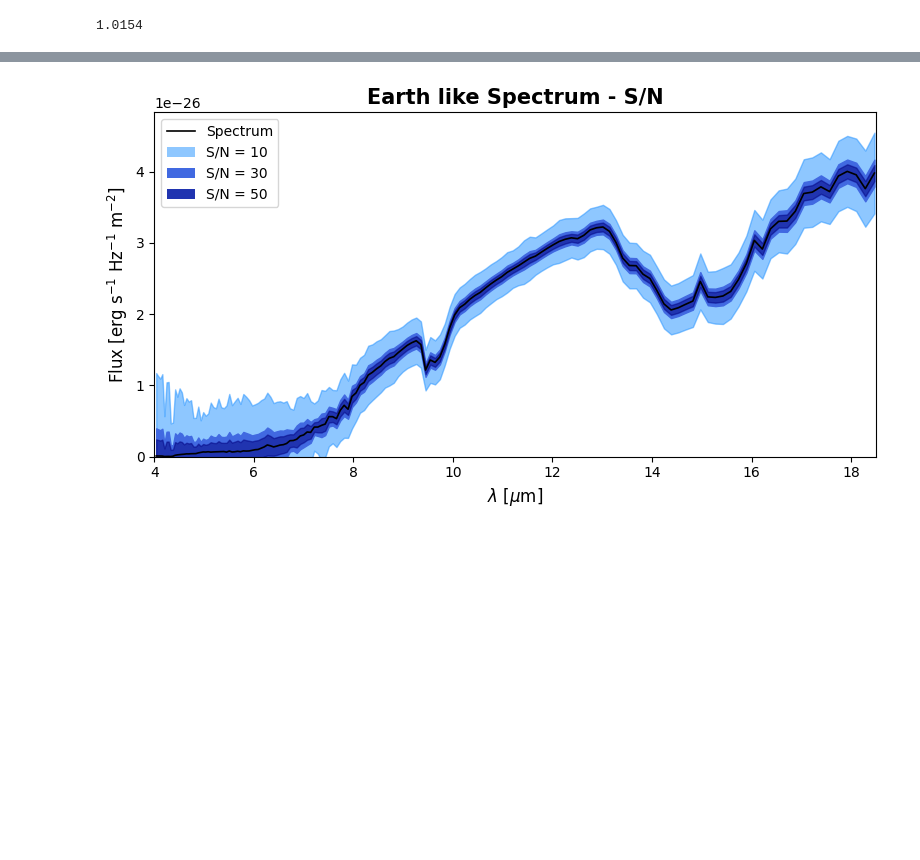
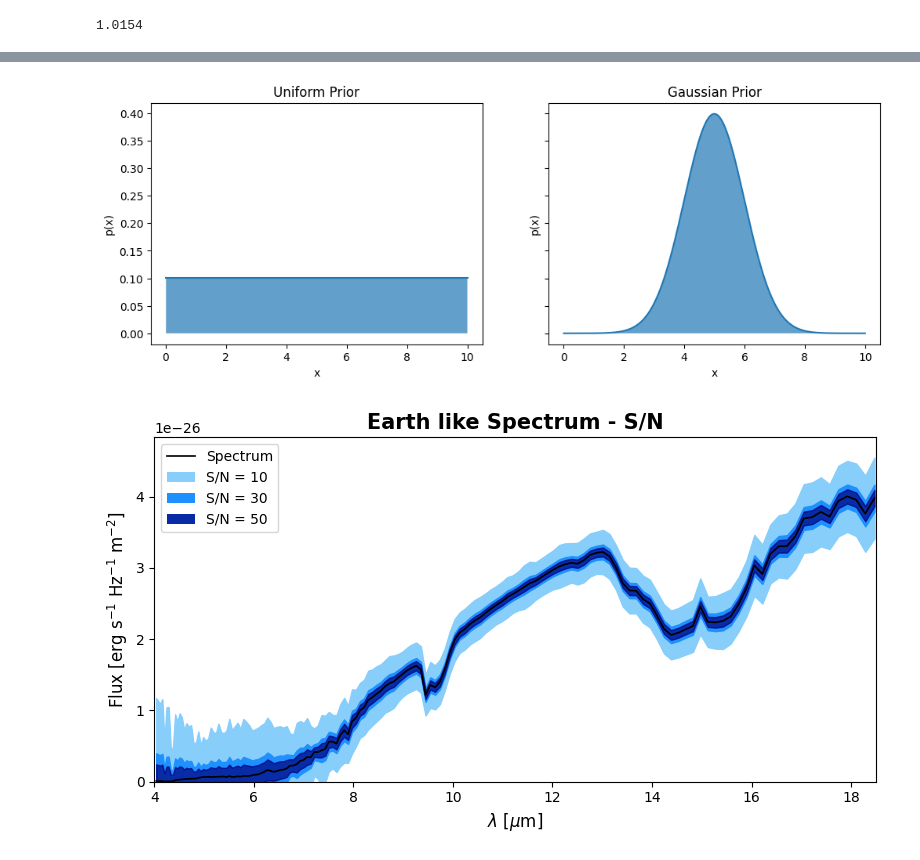
Before and after one commit to Tim171717/Semester_Project_Too, a Jupyter notebook: Testing.ipynb, the cells around one changed output, grey strips where cells are left out. Drawn from its saved outputs; the diff is of its cells as text; code cells hidden in the pictures; blank space fills up the shorter version.

```diff
--- a/Testing.ipynb
+++ b/Testing.ipynb
@@ -1142,3 +1254,66 @@ plt.show()
+# %%
+import numpy as np
+import matplotlib.pyplot as plt
+
+# Domain
+x = np.linspace(0.01, 10, 1000)
+logx = np.log(x)
+
+# Priors
+uniform = np.ones_like(x) / (x.max() - x.min())
+
+mu, sigma = 5.0, 1.0
+gaussian = (1 / (sigma * np.sqrt(2 * np.pi))) * np.exp(
+    -0.5 * ((x - mu) / sigma) ** 2
+)
+
+log_uniform = np.ones_like(logx) / (logx.max() - logx.min())
+
+log_mu, log_sigma = np.mean(logx), np.std(logx)
+log_gaussian = (1 / (log_sigma * np.sqrt(2 * np.pi))) * np.exp(
+    -0.5 * ((logx - log_mu) / log_sigma) ** 2
+)
+
+# Metallic blue color
+metal_blue = "skyblue"
+
+# Uniform prior (linear)
+fig, (ax1, ax2) = plt.subplots(1, 2, figsize=(12, 4), sharey=True)
+
+ax1.plot(x, uniform)
+ax1.fill_between(x,0, uniform, alpha=0.7)
+ax1.set_title("Uniform Prior")
+ax1.set_xlabel("x")
+ax1.set_ylabel("p(x)")
+
+ax2.plot(x, gaussian)
+ax2.fill_between(x, gaussian, alpha=0.7)
+ax2.set_title("Gaussian Prior")
+ax2.set_xlabel("x")
+ax2.set_ylabel("p(x)")
+
+plt.savefig('priors.png', bbox_inches='tight', dpi=300)
+plt.show()
+
+# # Uniform prior (log values)
+# plt.figure()
+# plt.plot(logx, log_uniform)
+# plt.fill_between(logx, log_uniform, alpha=0.7)
+# plt.title("Uniform Prior (Logarithmic Values)")
+# plt.xlabel("log(x)")
+# plt.ylabel("p(log x)")
+# plt.show()
+#
+# # Gaussian prior (log values)
+# plt.figure()
+# plt.plot(logx, log_gaussian)
+# plt.fill_between(logx, log_gaussian, alpha=0.7)
+# plt.title("Gaussian Prior (Logarithmic Values)")
+# plt.xlabel("log(x)")
+# plt.ylabel("p(log x)")
+# plt.show()
+# %% [output]
+[figure, added]
 # %%
 import numpy as np
 import matplotlib.pyplot as plt
```
Also changed, not shown: parts of 41 cells of this notebook, 11 other files.
